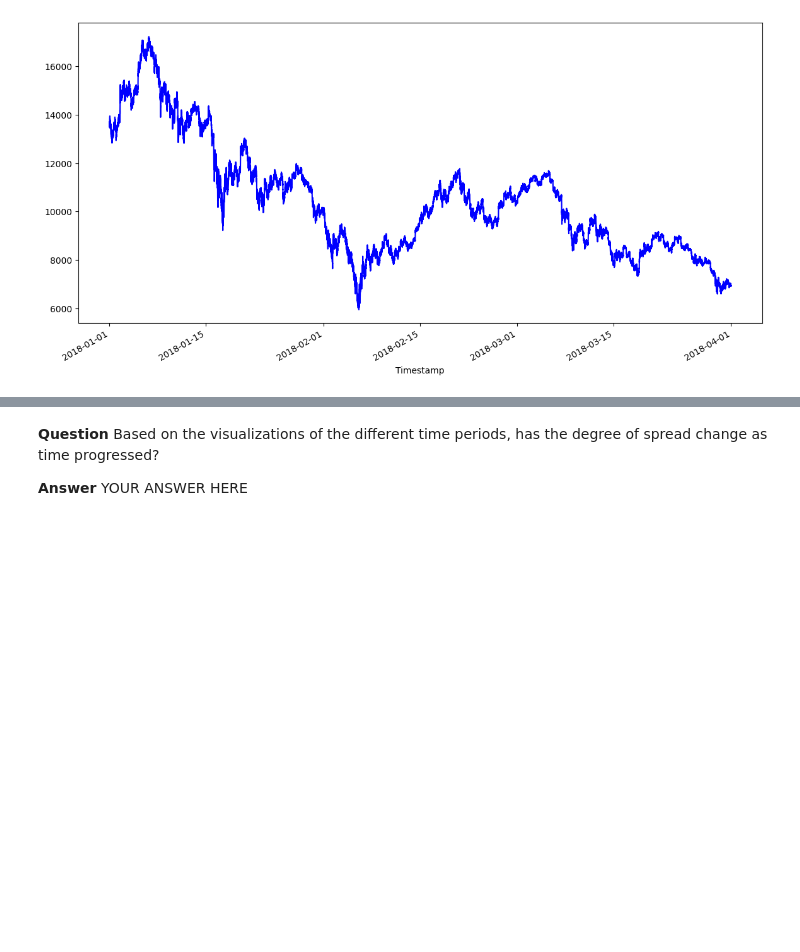
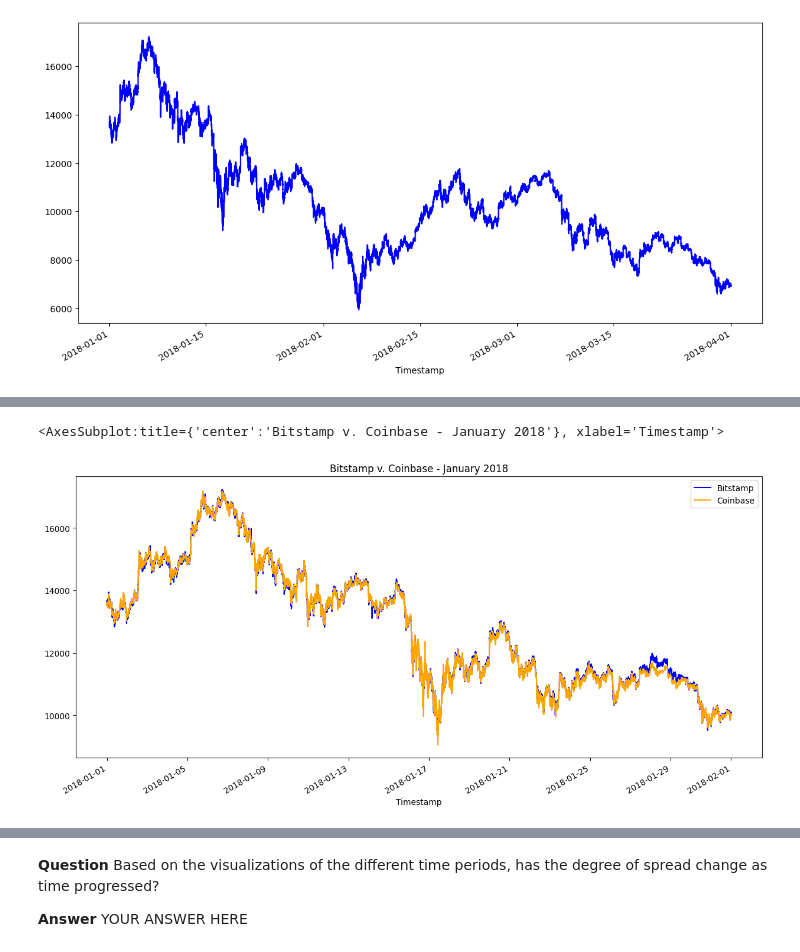
Before and after one commit to Abillu/ChallengeM3_Upload, a Jupyter notebook: crypto_arbitrage.ipynb, the cells around one changed output, grey strips where cells are left out. Drawn from its saved outputs; the diff is of its cells as text; code cells hidden in the pictures; blank space fills up the shorter version.

```diff
--- a/crypto_arbitrage.ipynb
+++ b/crypto_arbitrage.ipynb
@@ -335,8 +333,12 @@ coinbase_sliced.plot(legend=True, figsize=(15, 7), color="orange", label="Coinba
 # %%
 # Using the loc and plot functions, create an overlay plot that visualizes
 # the price action of both DataFrames for a one month period early in the dataset
 # Be sure to include the parameters: legend, figure size, title, and color and label
-# YOUR CODE HERE
+bitstamp_sliced.loc['2018-01-01':'2018-01-31'].plot(legend=True, figsize=(15, 7), title="Bitstamp v. Coinbase - January 2018", color="blue", label="Bitstamp")
+coinbase_sliced.loc['2018-01-01':'2018-01-31'].plot(legend=True, figsize=(15, 7), color="orange", label="Coinbase")
+# %% [output]
+<AxesSubplot:title={'center':'Bitstamp v. Coinbase - January 2018'}, xlabel='Timestamp'>
+[figure, added]
 # %%
 # Using the loc and plot functions, create an overlay plot that visualizes
 # the price action of both DataFrames for a one month period later in the dataset
```
Also changed, not shown: parts of 19 cells of this notebook.
